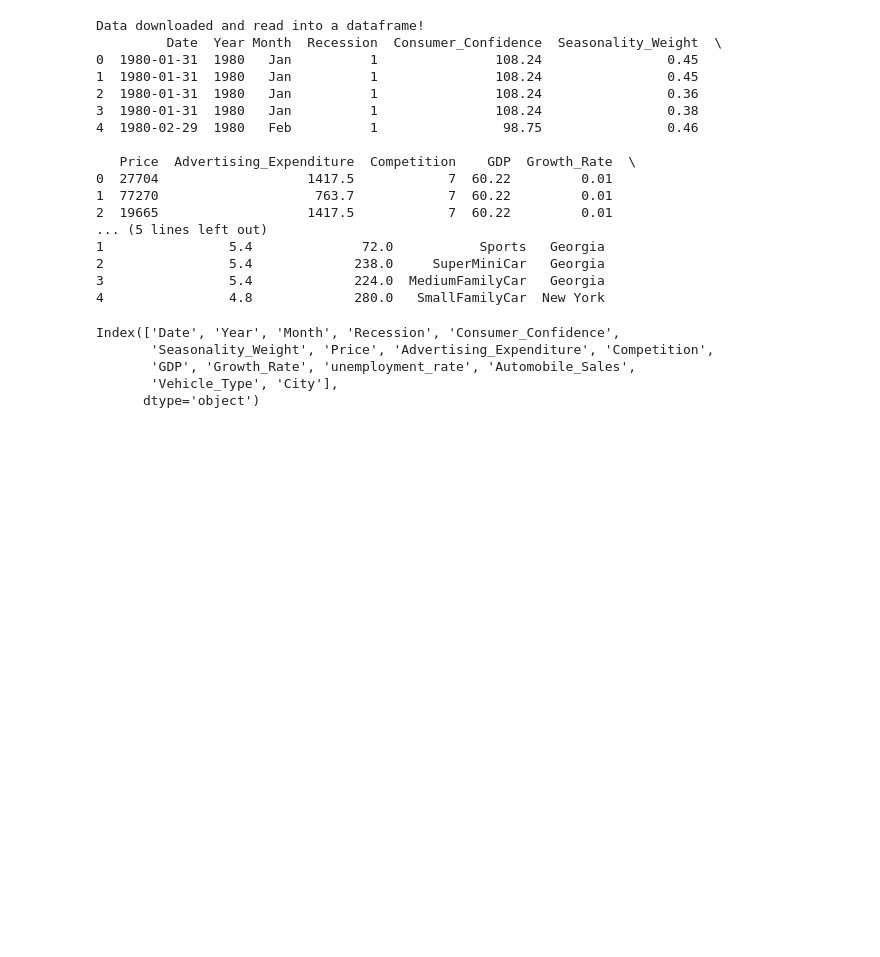
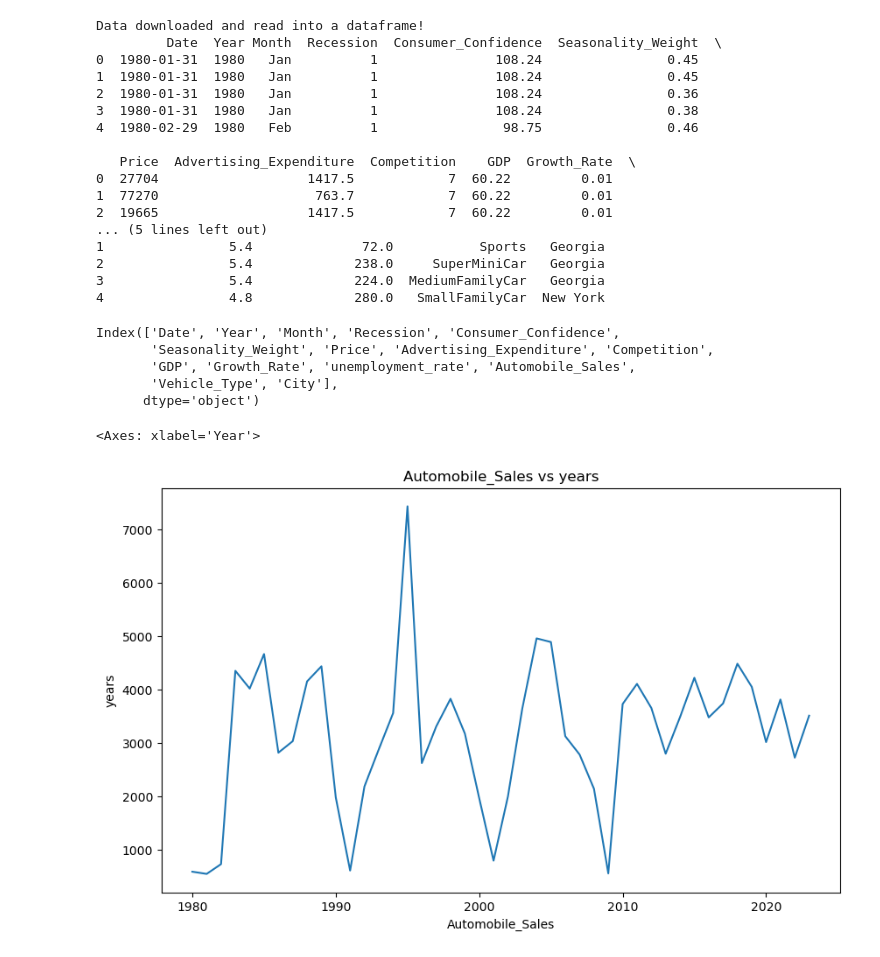
Before and after one commit to CyberWol-12/Data_Visualization_with_Python, a Jupyter notebook: data_visualizataion_with_python/major_project2.ipynb, the cells around one changed output. Drawn from its saved outputs; the diff is of its cells as text; code cells hidden in the pictures; blank space fills up the shorter version.

```diff
--- a/data_visualizataion_with_python/major_project2.ipynb
+++ b/data_visualizataion_with_python/major_project2.ipynb
@@ -43,3 +43,17 @@ Index(['Date', 'Year', 'Month', 'Recession', 'Consumer_Confidence',
        'GDP', 'Growth_Rate', 'unemployment_rate', 'Automobile_Sales',
        'Vehicle_Type', 'City'],
       dtype='object')
+# %%
+df_line = df.groupby(df['Year'])['Automobile_Sales'].mean()
+    #create figure
+plt.figure(figsize=(10, 6))
+df_line.plot(kind = 'line')
+# %% [output]
+<Axes: xlabel='Year'>
+# %%
+plt.xlabel('Automobile_Sales')
+plt.ylabel('years')
+plt.title('Automobile_Sales vs years')
+plt.show()
+# %% [output]
+[figure, added]
```
Also changed, not shown: parts of 4 cells of this notebook, 1 other file.
